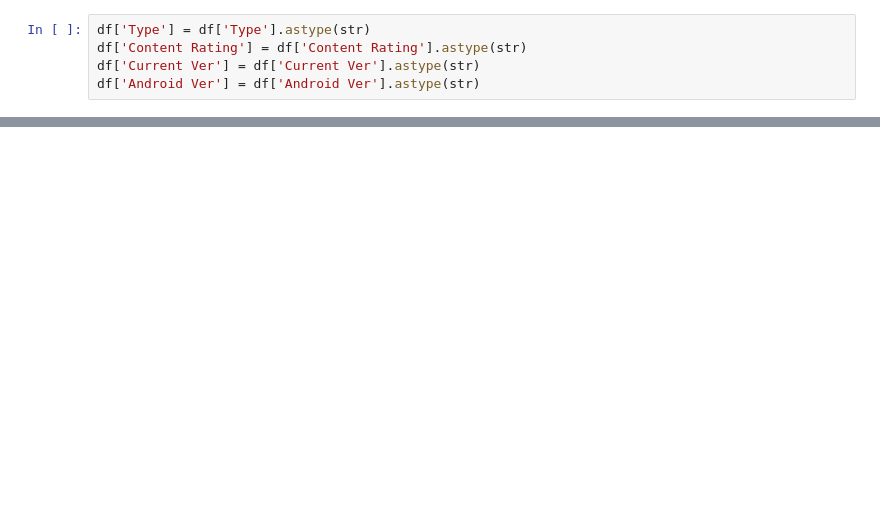
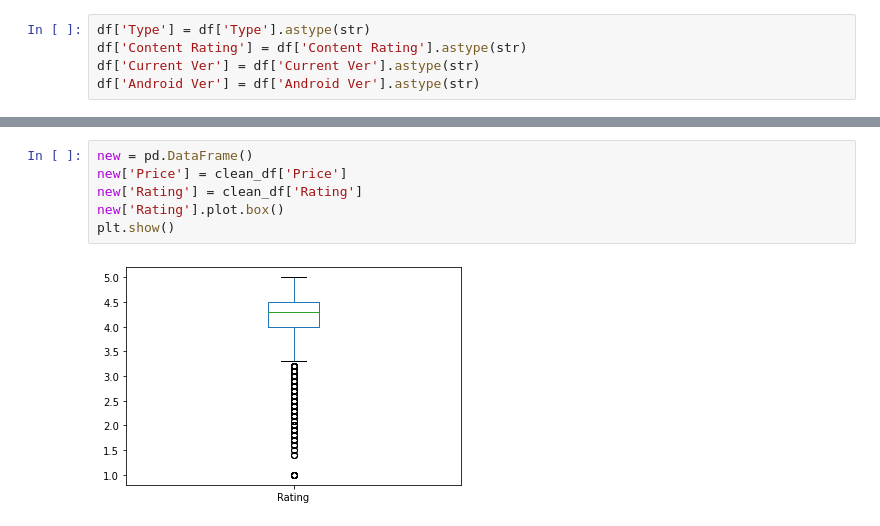
Before and after one commit to pkhorram/EDA-on-GoogleAppRatings, a Jupyter notebook: data_prepare.ipynb, the cells around one changed output, grey strips where cells are left out. Cells and saved outputs as stored; diff of their text form; blank space fills up the shorter version.

```diff
--- a/data_prepare.ipynb
+++ b/data_prepare.ipynb
@@ -201,0 +298,8 @@ plt.show()
+# %%
+new = pd.DataFrame()
+new['Price'] = clean_df['Price']
+new['Rating'] = clean_df['Rating']
+new['Rating'].plot.box()
+plt.show()
+# %% [output]
+[figure, added]
```
Also changed, not shown: parts of 37 cells of this notebook.
